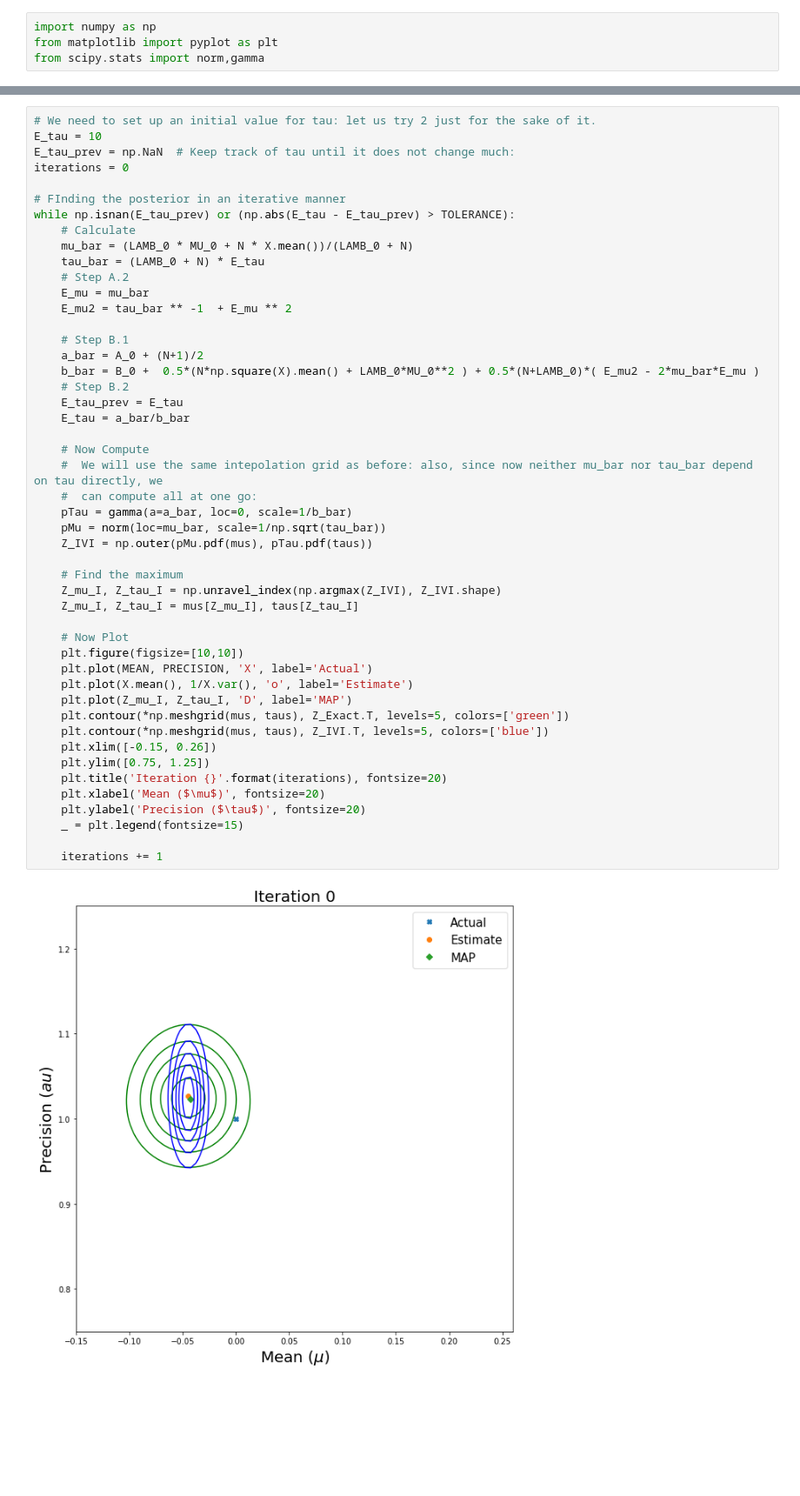
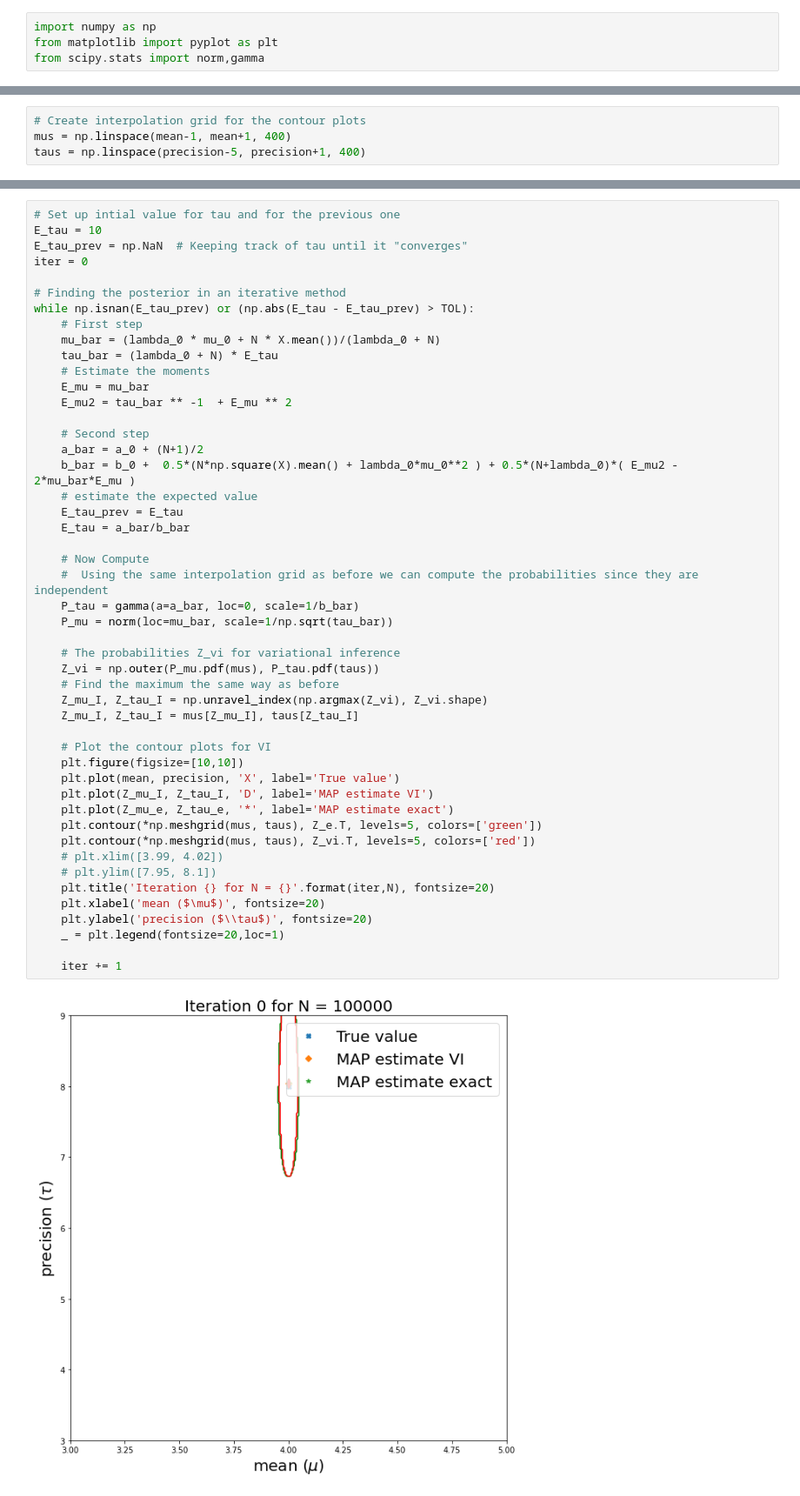
Before and after one commit to anderssonhannes/DD2434-Advanced-Machine-Learning, a Jupyter notebook: assignment_1A/task_1A_3/VI.ipynb, the cells around one changed output, grey strips where cells are left out. Shown at 87% size. Cells and saved outputs as stored; diff of their text form; blank space fills up the shorter version.

```diff
--- a/assignment_1A/task_1A_3/VI.ipynb
+++ b/assignment_1A/task_1A_3/VI.ipynb
@@ -46 +25,5 @@ X = np.random.normal(loc=MEAN, scale=np.sqrt(1/PRECISION), size=N)
+# %%
+# Create interpolation grid for the contour plots
+mus = np.linspace(mean-1, mean+1, 400)
+taus = np.linspace(precision-5, precision+1, 400)
 # %%
@@ -85,50 +64,50 @@ print(b_N)
 # %%
-# We need to set up an initial value for tau: let us try 2 just for the sake of it.
+# Set up intial value for tau and for the previous one
 E_tau = 10
-E_tau_prev = np.NaN  # Keep track of tau until it does not change much:
-iterations = 0
+E_tau_prev = np.NaN  # Keeping track of tau until it "converges"
+iter = 0
 
-# FInding the posterior in an iterative manner
-while np.isnan(E_tau_prev) or (np.abs(E_tau - E_tau_prev) > TOLERANCE):
-    # Calculate
-    mu_bar = (LAMB_0 * MU_0 + N * X.mean())/(LAMB_0 + N)
-    tau_bar = (LAMB_0 + N) * E_tau
-    # Step A.2
+# Finding the posterior in an iterative method
+while np.isnan(E_tau_prev) or (np.abs(E_tau - E_tau_prev) > TOL):
+    # First step
+    mu_bar = (lambda_0 * mu_0 + N * X.mean())/(lambda_0 + N)
+    tau_bar = (lambda_0 + N) * E_tau
+    # Estimate the moments
     E_mu = mu_bar
     E_mu2 = tau_bar ** -1  + E_mu ** 2
 
-    # Step B.1
-    a_bar = A_0 + (N+1)/2
-    b_bar = B_0 +  0.5*(N*np.square(X).mean() + LAMB_0*MU_0**2 ) + 0.5*(N+LAMB_0)*( E_mu2 - 2*mu_bar*E_mu )
-    # Step B.2
+    # Second step
+    a_bar = a_0 + (N+1)/2
+    b_bar = b_0 +  0.5*(N*np.square(X).mean() + lambda_0*mu_0**2 ) + 0.5*(N+lambda_0)*( E_mu2 - 2*mu_bar*E_mu )
+    # estimate the expected value
     E_tau_prev = E_tau
     E_tau = a_bar/b_bar
 
     # Now Compute
-    #  We will use the same intepolation grid as before: also, since now neither mu_bar nor tau_bar depend on tau directly, we
-    #  can compute all at one go:
-    pTau = gamma(a=a_bar, loc=0, scale=1/b_bar)
-    pMu = norm(loc=mu_bar, scale=1/np.sqrt(tau_bar))
-    Z_IVI = np.outer(pMu.pdf(mus), pTau.pdf(taus))
+    #  Using the same interpolation grid as before we can compute the probabilities since they are independent
+    P_tau = gamma(a=a_bar, loc=0, scale=1/b_bar)
+    P_mu = norm(loc=mu_bar, scale=1/np.sqrt(tau_bar))
 
-    # Find the maximum
-    Z_mu_I, Z_tau_I = np.unravel_index(np.argmax(Z_IVI), Z_IVI.shape)
+    # The probabilities Z_vi for variational inference
+    Z_vi = np.outer(P_mu.pdf(mus), P_tau.pdf(taus))
+    # Find the maximum the same way as before
+    Z_mu_I, Z_tau_I = np.unravel_index(np.argmax(Z_vi), Z_vi.shape)
     Z_mu_I, Z_tau_I = mus[Z_mu_I], taus[Z_tau_I]
 
-    # Now Plot
+    # Plot the contour plots for VI
     plt.figure(figsize=[10,10])
-    plt.plot(MEAN, PRECISION, 'X', label='Actual')
-    plt.plot(X.mean(), 1/X.var(), 'o', label='Estimate')
-    plt.plot(Z_mu_I, Z_tau_I, 'D', label='MAP')
-    plt.contour(*np.meshgrid(mus, taus), Z_Exact.T, levels=5, colors=['green'])
-    plt.contour(*np.meshgrid(mus, taus), Z_IVI.T, levels=5, colors=['blue'])
-    plt.xlim([-0.15, 0.26])
-    plt.ylim([0.75, 1.25])
-    plt.title('Iteration {}'.format(iterations), fontsize=20)
-    plt.xlabel('Mean ($\mu$)', fontsize=20)
-    plt.ylabel('Precision ($\tau$)', fontsize=20)
-    _ = plt.legend(fontsize=15)
+    plt.plot(mean, precision, 'X', label='True value')
+    plt.plot(Z_mu_I, Z_tau_I, 'D', label='MAP estimate VI')
+    plt.plot(Z_mu_e, Z_tau_e, '*', label='MAP estimate exact')
+    plt.contour(*np.meshgrid(mus, taus), Z_e.T, levels=5, colors=['green'])
+    plt.contour(*np.meshgrid(mus, taus), Z_vi.T, levels=5, colors=['red'])
+    # plt.xlim([3.99, 4.02])
+    # plt.ylim([7.95, 8.1])
+    plt.title('Iteration {} for N = {}'.format(iter,N), fontsize=20)
+    plt.xlabel('mean ($\mu$)', fontsize=20)
+    plt.ylabel('precision ($\\tau$)', fontsize=20)
+    _ = plt.legend(fontsize=20,loc=1)
 
-    iterations += 1
+    iter += 1
 # %% [output]
-[figure, old version]
+[figure, new version]
```
Also changed, not shown: parts of 9 cells of this notebook, 2 other files.
